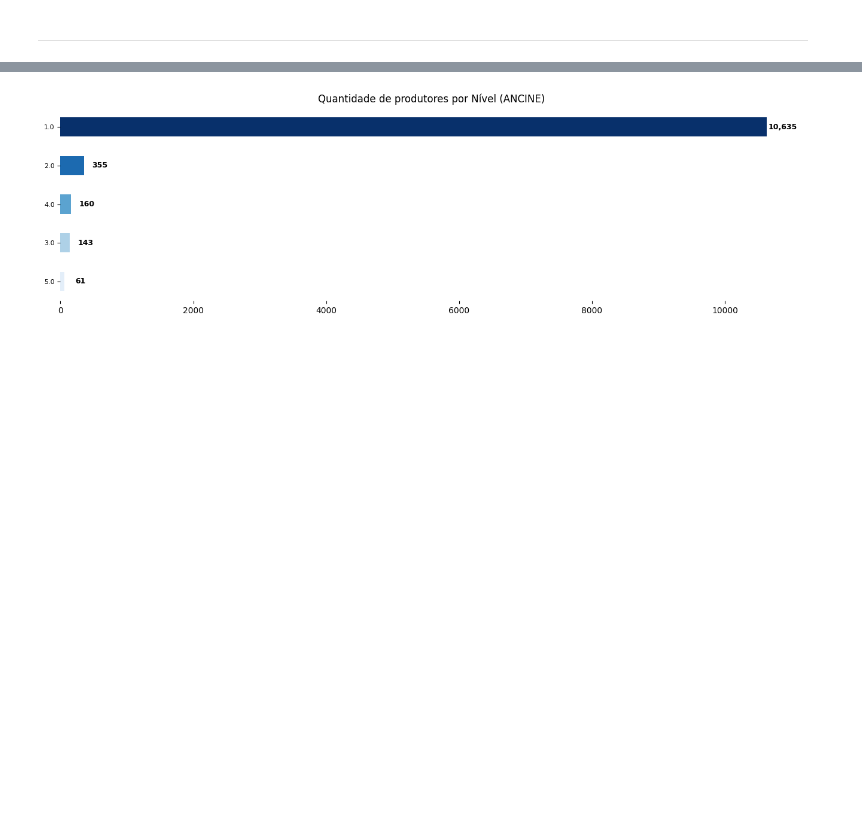
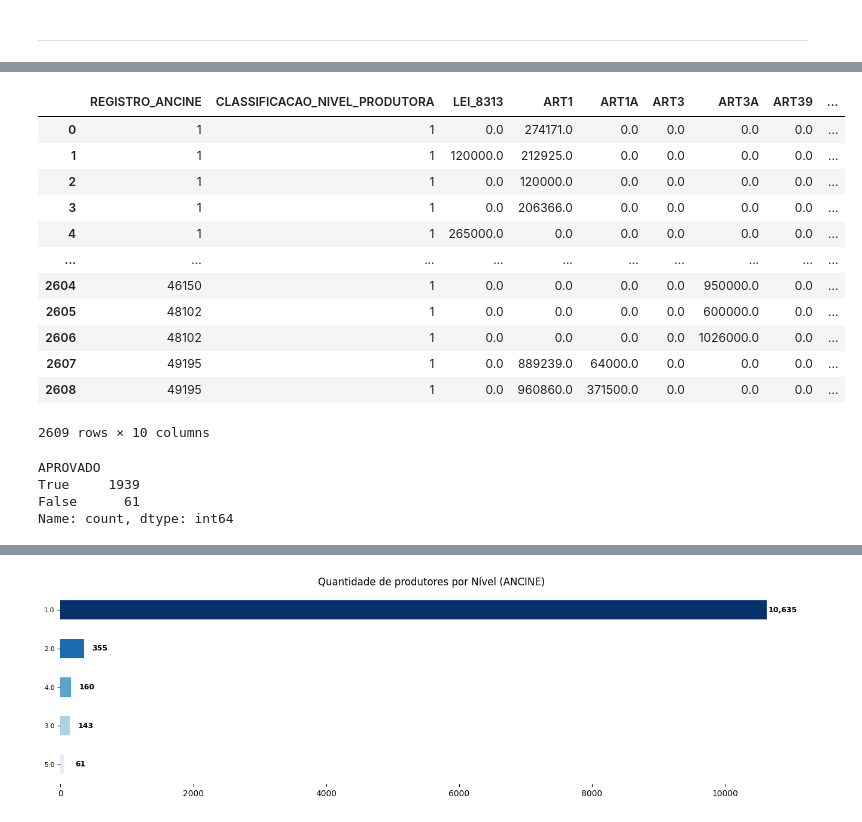
Before and after one commit to fonsecadados/AgenciaNacionalDoCinema_ANCINE, a Jupyter notebook: ANCINE_DesafiosEOportunidades.ipynb, the cells around one changed output, grey strips where cells are left out. Cells and saved outputs as stored; diff of their text form; code cells hidden in the pictures; blank space fills up the shorter version.

```diff
--- a/ANCINE_DesafiosEOportunidades.ipynb
+++ b/ANCINE_DesafiosEOportunidades.ipynb
@@ -1070,0 +1112,26 @@ plt.show()
+# %%
+renuncia_fiscal_numerical
+# %% [output]
+|  | REGISTRO_ANCINE | CLASSIFICACAO_NIVEL_PRODUTORA | LEI_8313 | ART1 | ART1A | ART3 | ART3A | ART39 | ... |
+| 0 | 1 | 1 | 0.0 | 274171.0 | 0.0 | 0.0 | 0.0 | 0.0 | ... |
+| 1 | 1 | 1 | 120000.0 | 212925.0 | 0.0 | 0.0 | 0.0 | 0.0 | ... |
+| 2 | 1 | 1 | 0.0 | 120000.0 | 0.0 | 0.0 | 0.0 | 0.0 | ... |
+| 3 | 1 | 1 | 0.0 | 206366.0 | 0.0 | 0.0 | 0.0 | 0.0 | ... |
+| 4 | 1 | 1 | 265000.0 | 0.0 | 0.0 | 0.0 | 0.0 | 0.0 | ... |
+| ... | ... | ... | ... | ... | ... | ... | ... | ... | ... |
+| 2604 | 46150 | 1 | 0.0 | 0.0 | 0.0 | 0.0 | 950000.0 | 0.0 | ... |
+| 2605 | 48102 | 1 | 0.0 | 0.0 | 0.0 | 0.0 | 600000.0 | 0.0 | ... |
+| 2606 | 48102 | 1 | 0.0 | 0.0 | 0.0 | 0.0 | 1026000.0 | 0.0 | ... |
+| 2607 | 49195 | 1 | 0.0 | 889239.0 | 64000.0 | 0.0 | 0.0 | 0.0 | ... |
+| 2608 | 49195 | 1 | 0.0 | 960860.0 | 371500.0 | 0.0 | 0.0 | 0.0 | ... |
+2609 rows × 10 columns
+# %%
+sudeste = ['SP', 'RJ', 'MG', 'ES']
+fsa_desembolso_sudeste = fsa_desembolso[fsa_desembolso['UF'].isin(sudeste)]
+fsa_desembolso_sudeste['APROVADO'] = fsa_desembolso_sudeste['VL_TOTAL_LIBERADO'] > 0
+fsa_desembolso_sudeste['APROVADO'].value_counts()
+# %% [output]
+APROVADO
+True     1939
+False      61
+Name: count, dtype: int64
```
Also changed, not shown: parts of 13 cells of this notebook.
